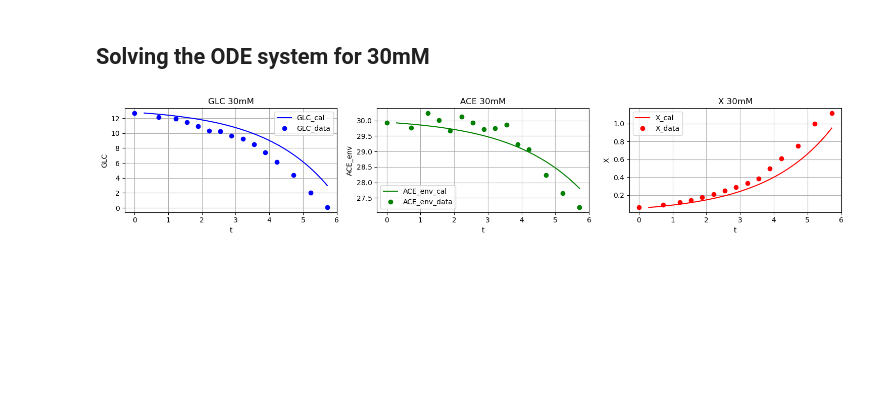
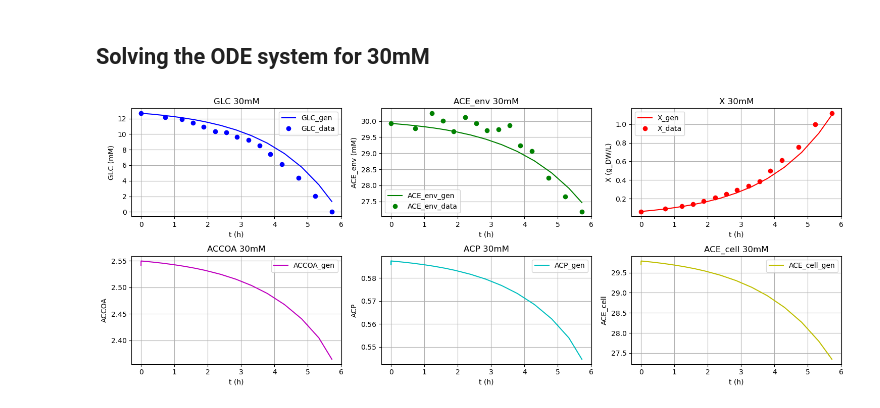
Before and after one commit to brsynth/PINN, a Jupyter notebook: Millard_ODE_solving.ipynb, the cells around one changed output. Saved outputs shown, nothing was run; the diff lists cells and outputs as text; code cells hidden in the pictures; blank space fills up the shorter version.

```diff
--- a/Millard_ODE_solving.ipynb
+++ b/Millard_ODE_solving.ipynb
@@ -147,60 +199,80 @@ plt.show()
 
 # Initial conditions
 GLC_30_0 = 12.6936
 ACE_env_30_0 = 29.9277777777777
 X_30_0 = 0.0627
-ACCOA_30_0 = 0
-ACP_30_0 = 0
-ACE_cell_30_0 = 0
-
-t_eval_30 = np.linspace(0.29,5.72,1000)
+ACCOA_30_0 = 2.54059326
+ACP_30_0 = 5.87314360e-01
+ACE_cell_30_0 = 2.97040101e+01
 
 # Initial conditions vector
 y_30_0 = [GLC_30_0, ACE_env_30_0, X_30_0, ACCOA_30_0, ACP_30_0, ACE_cell_30_0]
 
 res = solve_ivp(fun=deriv_Millard,
-                t_span=(0.29,5.72),
+                t_span=(0,5.72),
                 y0=y_30_0,
                 method='LSODA',
                 args=(DICT,),
-                t_eval=t_eval_30,
                 dense_output=True)
 
 GLC, ACE_env, X, ACCOA, ACP, ACE_cell = res.y
 
 # Load calibration data
 ode_data_30 = genfromtxt('data_30mM.csv', delimiter=',')
 
 data_t = ode_data_30[1:, 0]
 
 # Plot everything
-fig, axs = plt.subplots(1, 3, figsize=(15, 3))
+fig, axs = plt.subplots(2, 3, figsize=(15, 6))
 
-axs[0].plot(t_eval_30, GLC, label='GLC_cal', color='b')
-axs[0].plot(data_t, ode_data_30[1:, 3], 'o', label='GLC_data', color='b')
-axs[0].set_title('GLC 30mM')
-axs[0].set_xlabel('t')
-axs[0].set_ylabel('GLC')
-axs[0].legend()
-axs[0].grid(True)
+axs[0,0].plot(res.t, GLC, label='GLC_gen', color='b')
+axs[0,0].plot(data_t, ode_data_30[1:, 3], 'o', label='GLC_data', color='b')
+axs[0,0].set_title('GLC 30mM')
+axs[0,0].set_xlabel('t (h)')
+axs[0,0].set_ylabel('GLC (mM)')
+axs[0,0].legend()
+axs[0,0].grid(True)
 
-axs[1].plot(t_eval_30, ACE_env, label='ACE_env_cal', color='g')
-axs[1].plot(data_t, ode_data_30[1:, 1], 'o', label='ACE_env_data', color='g')
-axs[1].set_title('ACE 30mM')
-axs[1].set_xlabel('t')
-axs[1].set_ylabel('ACE_env')
-axs[1].legend()
-axs[1].grid(True)
+axs[0,1].plot(res.t, ACE_env, label='ACE_env_gen', color='g')
+axs[0,1].plot(data_t, ode_data_30[1:, 1], 'o', label='ACE_env_data', color='g')
+axs[0,1].set_title('ACE_env 30mM')
+axs[0,1].set_xlabel('t (h)')
+axs[0,1].set_ylabel('ACE_env (mM)')
+axs[0,1].legend()
+axs[0,1].grid(True)
 
-axs[2].plot(t_eval_30, X,label='X_cal', color='r')
-axs[2].plot(data_t, ode_data_30[1:, 2], 'o',label='X_data', color='r')
-axs[2].set_title('X 30mM')
-axs[2].set_xlabel('t')
-axs[2].set_ylabel('X')
-axs[2].legend()
-axs[2].grid(True)
+axs[0,2].plot(res.t, X,label='X_gen', color='r')
+axs[0,2].plot(data_t, ode_data_30[1:, 2], 'o',label='X_data', color='r')
+axs[0,2].set_title('X 30mM')
+axs[0,2].set_xlabel('t (h)')
+axs[0,2].set_ylabel('X (g_DW/L)')
+axs[0,2].legend()
+axs[0,2].grid(True)
+
+axs[1,0].plot(res.t, ACCOA, label='ACCOA_gen', color='m')
+axs[1,0].set_title('ACCOA 30mM')
+axs[1,0].set_xlabel('t (h)')
+axs[1,0].set_ylabel('ACCOA')
+axs[1,0].legend()
+axs[1,0].grid(True)
+
+axs[1,1].plot(res.t, ACP, label='ACP_gen', color='c')
+axs[1,1].set_title('ACP 30mM')
+axs[1,1].set_xlabel('t (h)')
+axs[1,1].set_ylabel('ACP')
+axs[1,1].legend()
+axs[1,1].grid(True)
+
+axs[1,2].plot(res.t, ACE_cell,label='ACE_cell_gen', color='y')
+axs[1,2].set_title('ACE_cell 30mM')
+axs[1,2].set_xlabel('t (h)')
+axs[1,2].set_ylabel('ACE_cell')
+axs[1,2].legend()
+axs[1,2].grid(True)
 
 plt.tight_layout()
 plt.show()
+
+print(ACE_cell)
 # %% [output]
-[figure, old version]
+[figure, new version]
```
Also changed, not shown: parts of 3 cells of this notebook, 4 other files.
